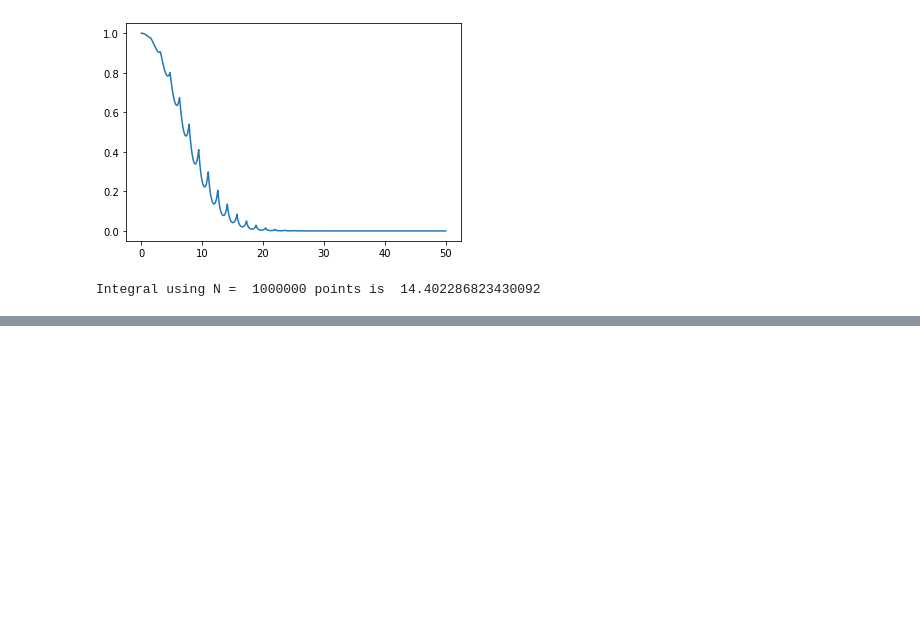
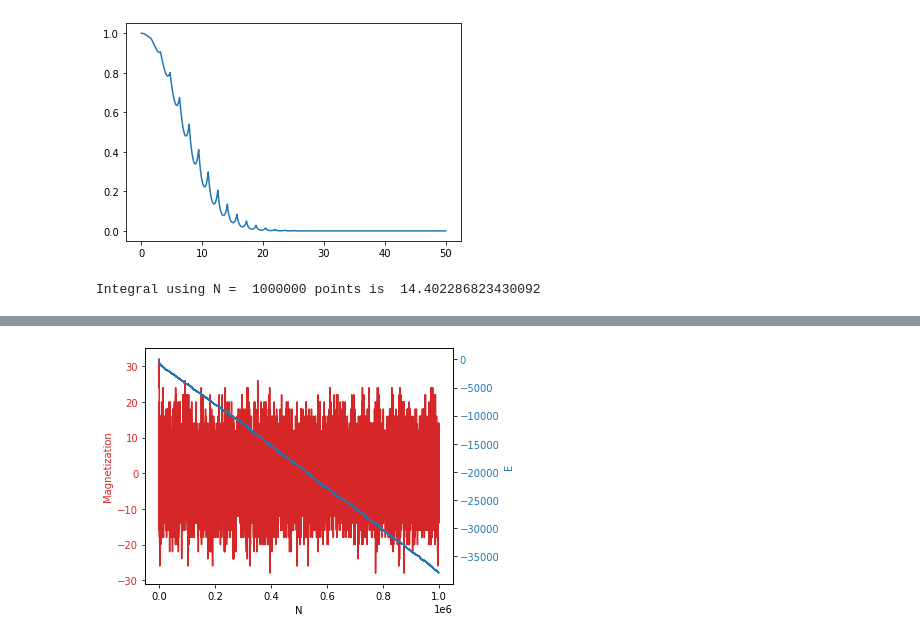
Before and after one commit to NIUCompPhys/Spring2021, a Jupyter notebook: temp2_pynb.ipynb, the cells around one changed output, grey strips where cells are left out. Drawn from its saved outputs; the diff is of its cells as text; code cells hidden in the pictures; blank space fills up the shorter version.

```diff
--- a/temp2_pynb.ipynb
+++ b/temp2_pynb.ipynb
@@ -729,0 +803,87 @@ Integral using N =  1000000 points is  31.551278235692262
+# %%
+from math import exp
+from numpy import empty,sum,arange
+from random import random, randrange
+from pylab import plot,show,xlabel,ylabel,subplots
+
+L = 20
+N = 1000000
+J = 1.5
+T = 2.5
+
+# Function to calculate the energy
+def energy(s):
+  return -J*(sum(s[0:L-1,:]*s[1:L,:]) + sum(s[:,0:L-1]*s[:,1:L]))
+
+# Initial state
+s = empty([L,L],int)
+for i in range(L):
+  for j in range(L):
+    if random() < 0.5:
+      s[i,j] = +1
+    else:
+      s[i,j] = -1
+E = energy(s)
+M = sum(s)
+
+# Main loop
+mpoints = []
+epoints = []
+xpoints = arange(N)
+for k in range(N):
+  mpoints.append(M)
+  epoints.append(E)
+
+  # Save current energy
+  oldE = E
+
+  # Choose a random spin, flip it, and calculate dE
+  i = randrange(L)
+  j = randrange(L)
+  # We could probably be move clever since "most" of the calculation doesn't change, only nearest neighbors
+  # So let's try that here. We will flip the spin AFTER after calculating dE, too
+  #E = energy(s)
+  #deltaE = E - oldE
+  iup = i+1
+  idown = i-1
+  jup = j+1
+  jdown = j-1
+  if (iup == L): iup = 0
+  if (idown == 0): idown = L-1
+  if (jup == L): jup = 0
+  if (jdown == 0): jdown = L-1
+  ### Factor of two comes from (1 - (-1) = 2)
+  deltaE = 2*J*s[i,j]*(s[iup,j]+s[idown,j]+s[i,jup]+s[i,jdown])
+  E = deltaE + oldE
+  ### Flip!
+  s[i,j] = -s[i,j]
+  # Decide whether to accept the move or not
+  if deltaE > 0.0: ### If dE < 0 we always keep things
+    if random() > exp(-deltaE/T):
+      # Move rejected, revert to old state, don't need to recalculate M, we haven't changed it
+      s[i,j] = -s[i,j]
+      E = oldE
+      continue
+  # Accepted! Calculate new values
+  M = sum(s)
+
+# Make the plots
+
+
+fig, ax1 = subplots()
+color = 'tab:red'
+ax1.set_xlabel('N')
+ax1.set_ylabel('Magnetization', color=color)
+ax1.plot(xpoints, mpoints, color=color)
+ax1.tick_params(axis='y', labelcolor=color)
+
+ax2 = ax1.twinx()  # instantiate a second axes that shares the same x-axis
+
+color = 'tab:blue'
+ax2.set_ylabel('E', color=color)  # we already handled the x-label with ax1
+ax2.plot(xpoints, epoints, color=color)
+ax2.tick_params(axis='y', labelcolor=color)
+
+fig.tight_layout()  # otherwise the right y-label is slightly clipped
+# %% [output]
+[figure, added]
```
Also changed, not shown: parts of 3 cells of this notebook.
